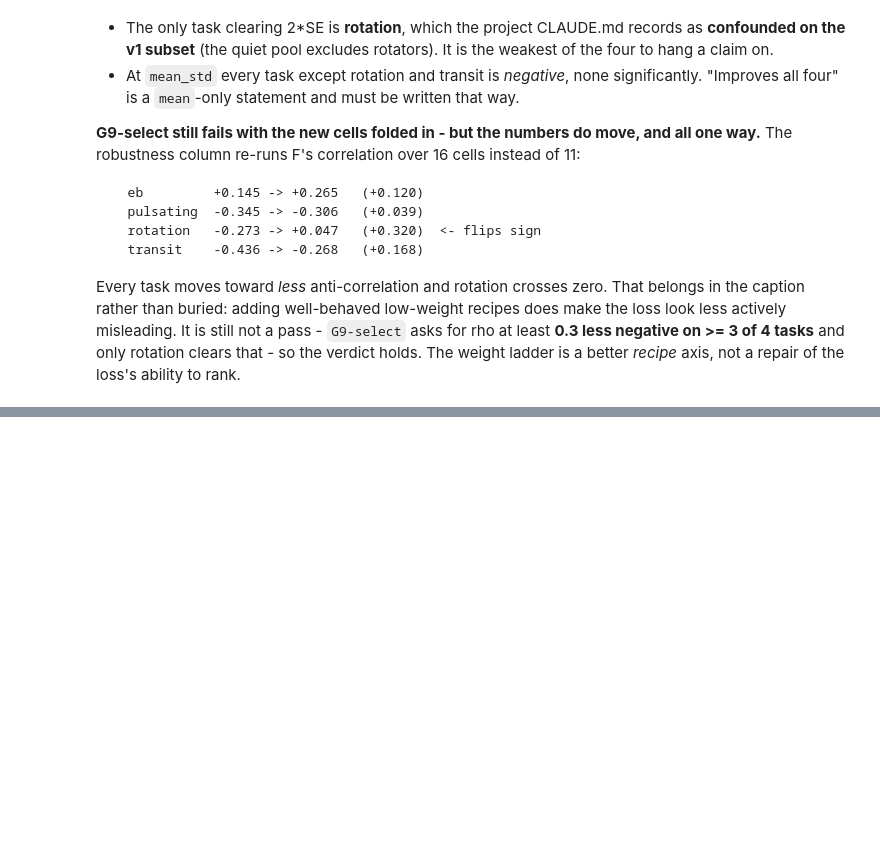
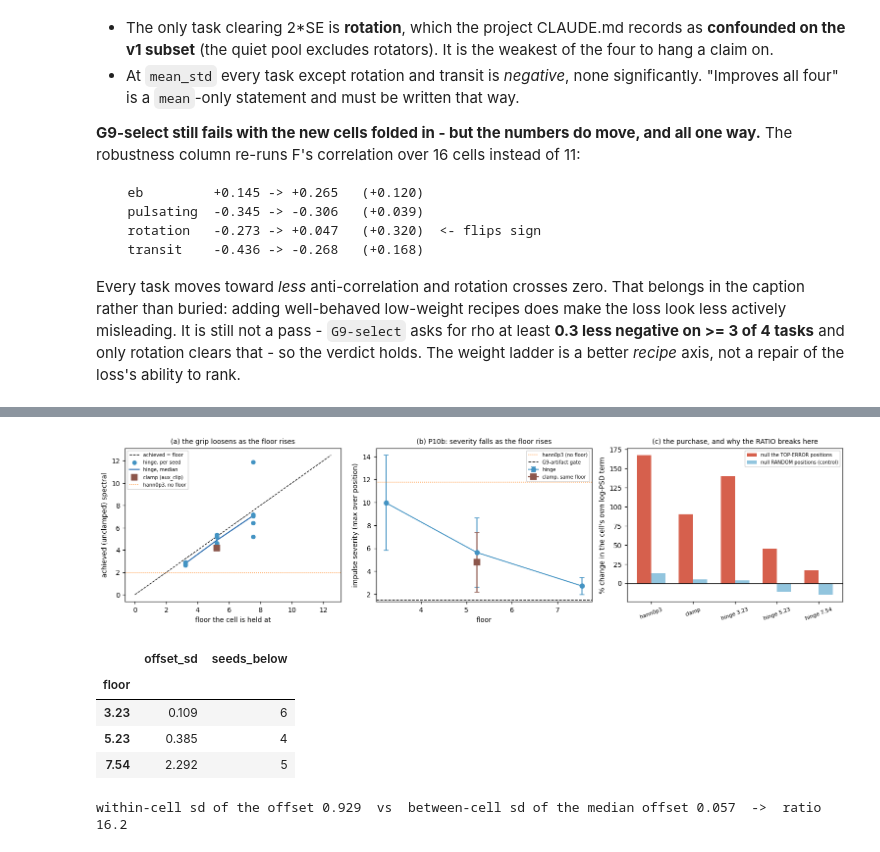
Before and after one commit to BrightonLiu-zZ/Stellar-World-Model, a Jupyter notebook: src/notebooks/exp09_diagnostics.ipynb, the cells around one changed output, grey strips where cells are left out. Saved outputs shown, nothing was run; the diff lists cells and outputs as text; code cells hidden in the pictures; blank space fills up the shorter version.

```diff
--- a/src/notebooks/exp09_diagnostics.ipynb
+++ b/src/notebooks/exp09_diagnostics.ipynb
@@ -2799,0 +3131,72 @@ experiment, and both floor results so far point the same way.
+# %%
+# L3. The three things the ladder shows. Panel (a) is drawn PER SEED, because the cell-level
+# aggregate is exactly what hid the scatter (L2).
+fig, axes = plt.subplots(1, 3, figsize=(14, 3.7))
+fl = np.array([HINGE[c] for c in HLADDER])
+ach_med = np.array([per_seed[per_seed.cell == c].base_log_psd.median() for c in HLADDER])
+sev = np.array([runs[runs.cell == c].max_ratio.mean() for c in HLADDER])
+sev_sd = np.array([runs[runs.cell == c].max_ratio.std() for c in HLADDER])
+
+# (a) is the floor an ATTRACTOR?  every seed as its own point; distance from y=x is the question
+axes[0].plot([0, 12.5], [0, 12.5], color="k", lw=0.9, ls="--", label="achieved = floor")
+for c in HLADDER:
+    d = per_seed[per_seed.cell == c]
+    axes[0].scatter([HINGE[c]] * len(d), d.base_log_psd, s=26, color="#4393c3", zorder=3,
+                    label="hinge, per seed" if c == HLADDER[0] else None)
+axes[0].plot(fl, ach_med, "-", color="#2166ac", lw=1.4, label="hinge, median")
+axes[0].scatter([FLOOR], [per_seed[per_seed.cell == CLIP].base_log_psd.median()], marker="s", s=60,
+                color="tab:brown", zorder=3, label="clamp (aux_clip)")
+axes[0].axhline(per_seed[per_seed.cell == REF].base_log_psd.median(), color="tab:orange", lw=1.0,
+                ls=":", label="hann0p3, no floor")
+axes[0].set_xlabel("floor the cell is held at"); axes[0].set_ylabel("achieved (unclamped) spectral")
+axes[0].set_title("(a) the grip loosens as the floor rises", fontsize=9)
+axes[0].legend(fontsize=6.5, loc="upper left")
+
+# (b) P10b: severity against the level, with the gate drawn
+axes[1].errorbar(fl, sev, yerr=sev_sd, marker="o", lw=1.3, capsize=3, color="#4393c3", label="hinge")
+axes[1].errorbar([FLOOR], [runs[runs.cell == CLIP].max_ratio.mean()],
+                 yerr=[runs[runs.cell == CLIP].max_ratio.std()], marker="s", ms=8,
+                 color="tab:brown", capsize=3, label="clamp, same floor")
+axes[1].axhline(runs[runs.cell == REF].max_ratio.mean(), color="tab:orange", ls=":", lw=1.0,
+                label="hann0p3 (no floor)")
+axes[1].axhline(1.5, color="k", ls="--", lw=1, label="G9-artifact gate")
+axes[1].set_xlabel("floor"); axes[1].set_ylabel("impulse severity (max over position)")
+axes[1].set_title("(b) P10b: severity falls as the floor rises", fontsize=9)
+axes[1].legend(fontsize=6.5)
+
+# (c) the purchase, read from COMPONENTS because the ratio's denominator changes sign here
+w = 0.34
+xs = np.arange(len(HLADDER) + 2)
+lab = ["hann0p3", "clamp"] + [f"hinge {f}" for f in fl]
+bump = [b2.loc[REF, "bump"], b2.loc[CLIP, "bump"]] + [b2.loc[c, "bump"] for c in HLADDER]
+rand = [b2.loc[REF, "rand"], b2.loc[CLIP, "rand"]] + [b2.loc[c, "rand"] for c in HLADDER]
+axes[2].bar(xs - w / 2, bump, w, label="null the TOP-ERROR positions", color="#d6604d")
+axes[2].bar(xs + w / 2, rand, w, label="null RANDOM positions (control)", color="#92c5de")
+axes[2].axhline(0, color="k", lw=0.9)
+axes[2].set_xticks(xs); axes[2].set_xticklabels(lab, rotation=20, fontsize=7)
+axes[2].set_ylabel("% change in the cell's own log-PSD term")
+axes[2].set_title("(c) the purchase, and why the RATIO breaks here", fontsize=9)
+axes[2].legend(fontsize=6.5)
+plt.tight_layout(); plt.show()
+
+# The claim this cell has to support is NOT "the offset is constant" - the per-seed spread refuses it.
+# It is that the hinge's grip DEGRADES with the floor, which is a statement about scatter.
+sds = np.array([(HINGE[c] - per_seed[per_seed.cell == c].base_log_psd).std() for c in HLADDER])
+grip = pd.DataFrame({"floor": fl, "offset_sd": sds,
+                     "seeds_below": [int((per_seed[per_seed.cell == c].base_log_psd < HINGE[c]).sum())
+                                     for c in HLADDER]}).set_index("floor")
+display(grip.round(3))
+within, between = sds.mean(), float(np.std(fl - ach_med, ddof=1))
+print(f"within-cell sd of the offset {within:.3f}  vs  between-cell sd of the median offset "
+      f"{between:.3f}  ->  ratio {within / between:.1f}")
+assert sds[0] < sds[-1], "the hinge's grip no longer loosens as the floor rises - L2's reading fails"
+assert within > 3 * between, \
+    "within-cell scatter no longer dominates - a constant-offset reading would now be defensible"
+# %% [output]
+[figure, added]
+|  | offset_sd | seeds_below |
+| floor |  |  |
+| 3.23 | 0.109 | 6 |
+| 5.23 | 0.385 | 4 |
+| 7.54 | 2.292 | 5 |
+within-cell sd of the offset 0.929  vs  between-cell sd of the median offset 0.057  ->  ratio 16.2
```
Also changed, not shown: parts of 24 cells of this notebook.
